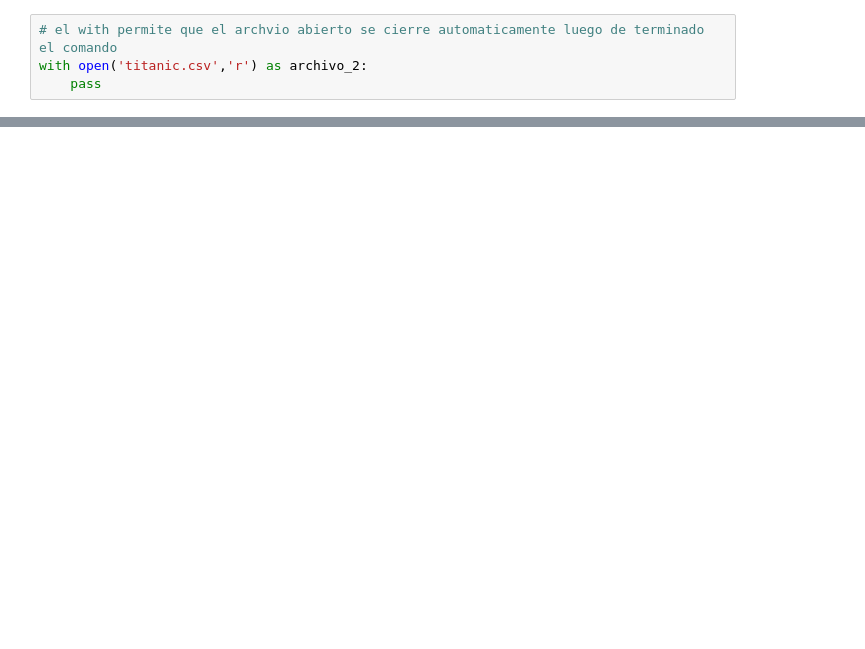
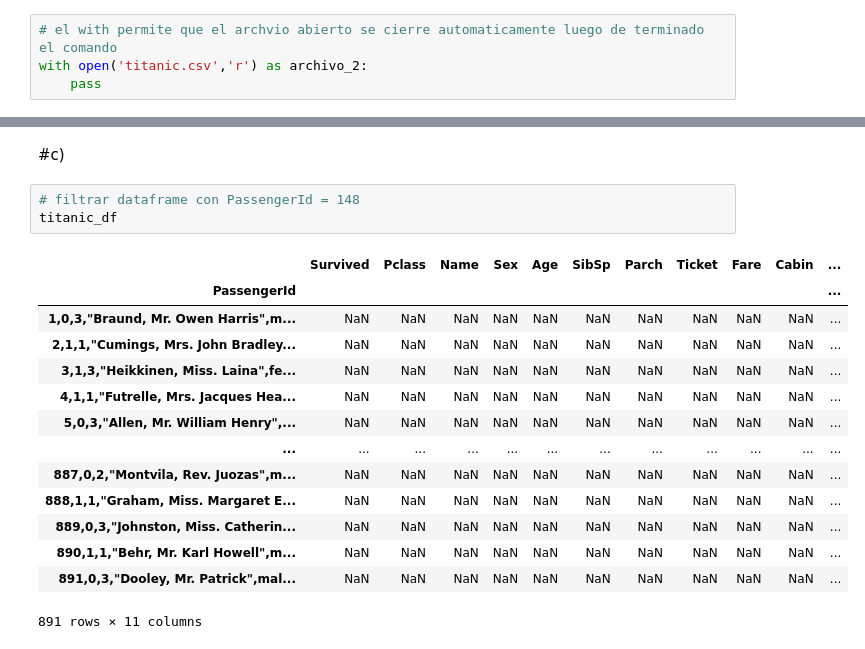
Before and after one commit to DiegoAvilarce/bootcamp-awakelab, a Jupyter notebook: clase8.ipynb, the cells around one changed output, grey strips where cells are left out. Cells and saved outputs as stored; diff of their text form; blank space fills up the shorter version.

```diff
--- a/clase8.ipynb
+++ b/clase8.ipynb
@@ -55,0 +267,20 @@ Name: A, dtype: float64
+# %% [markdown]
+#c)
+# %%
+# filtrar dataframe con PassengerId = 148
+titanic_df
+# %% [output]
+|  | Survived | Pclass | Name | Sex | Age | SibSp | Parch | Ticket | Fare | Cabin | ... |
+| PassengerId |  |  |  |  |  |  |  |  |  |  | ... |
+| 1,0,3,"Braund, Mr. Owen Harris",m... | NaN | NaN | NaN | NaN | NaN | NaN | NaN | NaN | NaN | NaN | ... |
+| 2,1,1,"Cumings, Mrs. John Bradley... | NaN | NaN | NaN | NaN | NaN | NaN | NaN | NaN | NaN | NaN | ... |
+| 3,1,3,"Heikkinen, Miss. Laina",fe... | NaN | NaN | NaN | NaN | NaN | NaN | NaN | NaN | NaN | NaN | ... |
+| 4,1,1,"Futrelle, Mrs. Jacques Hea... | NaN | NaN | NaN | NaN | NaN | NaN | NaN | NaN | NaN | NaN | ... |
+| 5,0,3,"Allen, Mr. William Henry",... | NaN | NaN | NaN | NaN | NaN | NaN | NaN | NaN | NaN | NaN | ... |
+| ... | ... | ... | ... | ... | ... | ... | ... | ... | ... | ... | ... |
+| 887,0,2,"Montvila, Rev. Juozas",m... | NaN | NaN | NaN | NaN | NaN | NaN | NaN | NaN | NaN | NaN | ... |
+| 888,1,1,"Graham, Miss. Margaret E... | NaN | NaN | NaN | NaN | NaN | NaN | NaN | NaN | NaN | NaN | ... |
+| 889,0,3,"Johnston, Miss. Catherin... | NaN | NaN | NaN | NaN | NaN | NaN | NaN | NaN | NaN | NaN | ... |
+| 890,1,1,"Behr, Mr. Karl Howell",m... | NaN | NaN | NaN | NaN | NaN | NaN | NaN | NaN | NaN | NaN | ... |
+| 891,0,3,"Dooley, Mr. Patrick",mal... | NaN | NaN | NaN | NaN | NaN | NaN | NaN | NaN | NaN | NaN | ... |
+891 rows × 11 columns
```
Also changed, not shown: parts of 16 cells of this notebook, 6 other files.
